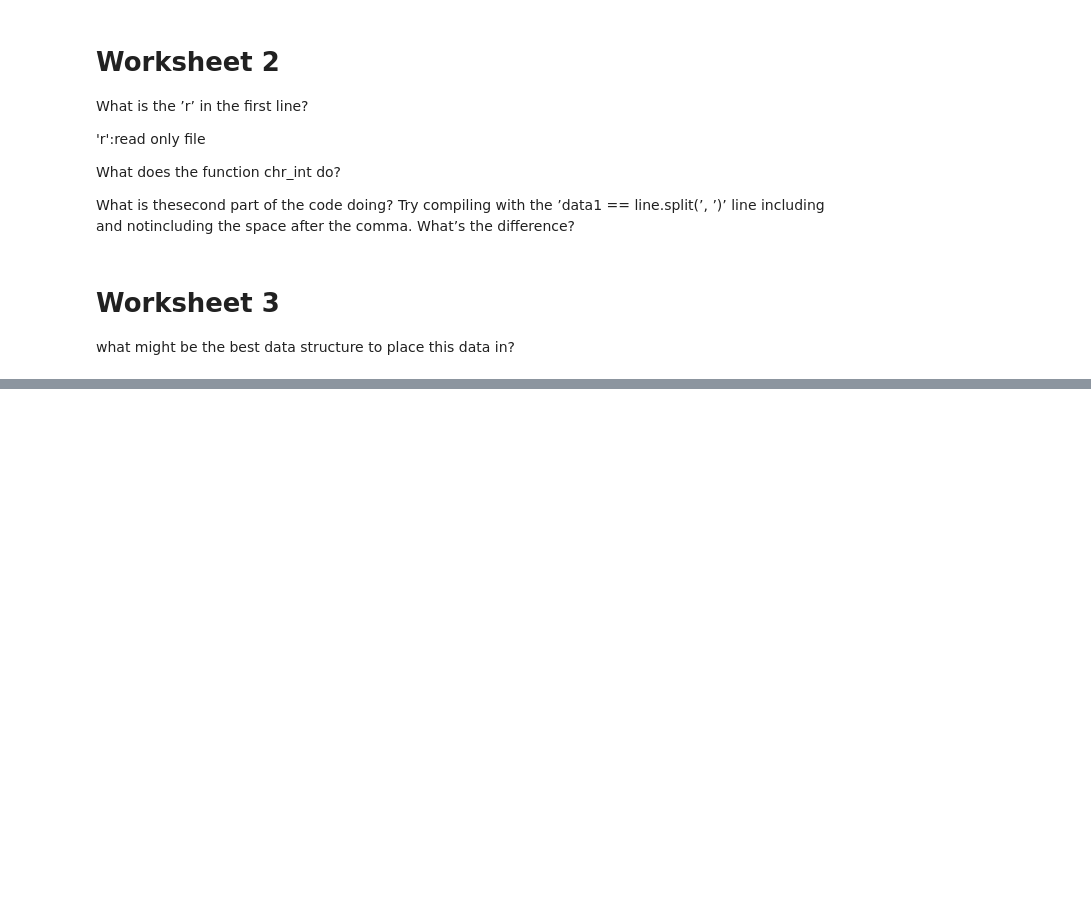
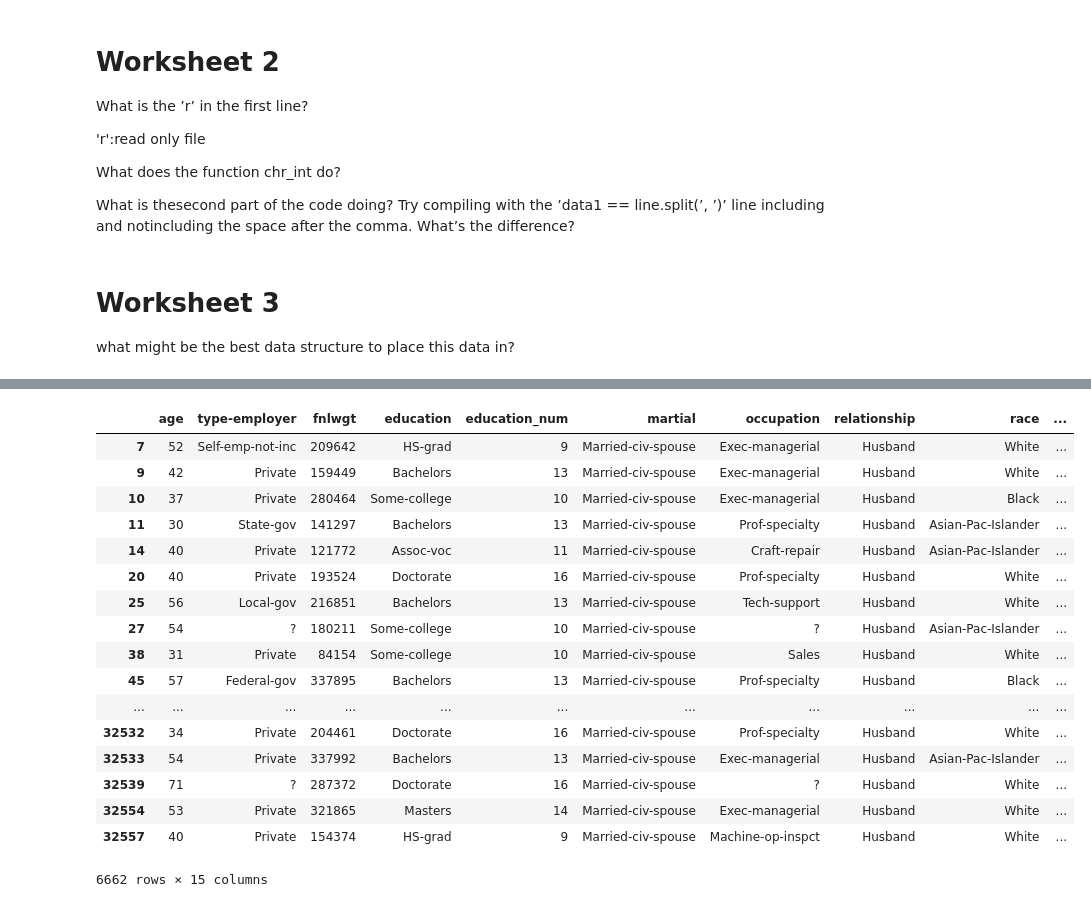
Before and after one commit to WeiLi0105/Math2212_Li, a Jupyter notebook: M2_Statistics/M2_Adult.ipynb, the cells around one changed output, grey strips where cells are left out. Saved outputs shown, nothing was run; the diff lists cells and outputs as text; code cells hidden in the pictures; blank space fills up the shorter version.

```diff
--- a/M2_Statistics/M2_Adult.ipynb
+++ b/M2_Statistics/M2_Adult.ipynb
@@ -72,0 +152,22 @@ SyntaxError: invalid syntax (<ipython-input-14-206d263c1d69>, line 5)
+# %%
+men_high_income = men[men['income'] == '>50K']
+men_high_income
+# %% [output]
+|  | age | type-employer | fnlwgt | education | education_num | martial | occupation | relationship | race | ... |
+| 7 | 52 | Self-emp-not-inc | 209642 | HS-grad | 9 | Married-civ-spouse | Exec-managerial | Husband | White | ... |
+| 9 | 42 | Private | 159449 | Bachelors | 13 | Married-civ-spouse | Exec-managerial | Husband | White | ... |
+| 10 | 37 | Private | 280464 | Some-college | 10 | Married-civ-spouse | Exec-managerial | Husband | Black | ... |
+| 11 | 30 | State-gov | 141297 | Bachelors | 13 | Married-civ-spouse | Prof-specialty | Husband | Asian-Pac-Islander | ... |
+| 14 | 40 | Private | 121772 | Assoc-voc | 11 | Married-civ-spouse | Craft-repair | Husband | Asian-Pac-Islander | ... |
+| 20 | 40 | Private | 193524 | Doctorate | 16 | Married-civ-spouse | Prof-specialty | Husband | White | ... |
+| 25 | 56 | Local-gov | 216851 | Bachelors | 13 | Married-civ-spouse | Tech-support | Husband | White | ... |
+| 27 | 54 | ? | 180211 | Some-college | 10 | Married-civ-spouse | ? | Husband | Asian-Pac-Islander | ... |
+| 38 | 31 | Private | 84154 | Some-college | 10 | Married-civ-spouse | Sales | Husband | White | ... |
+| 45 | 57 | Federal-gov | 337895 | Bachelors | 13 | Married-civ-spouse | Prof-specialty | Husband | Black | ... |
+| ... | ... | ... | ... | ... | ... | ... | ... | ... | ... | ... |
+| 32532 | 34 | Private | 204461 | Doctorate | 16 | Married-civ-spouse | Prof-specialty | Husband | White | ... |
+| 32533 | 54 | Private | 337992 | Bachelors | 13 | Married-civ-spouse | Exec-managerial | Husband | Asian-Pac-Islander | ... |
+| 32539 | 71 | ? | 287372 | Doctorate | 16 | Married-civ-spouse | ? | Husband | White | ... |
+| 32554 | 53 | Private | 321865 | Masters | 14 | Married-civ-spouse | Exec-managerial | Husband | White | ... |
+| 32557 | 40 | Private | 154374 | HS-grad | 9 | Married-civ-spouse | Machine-op-inspct | Husband | White | ... |
+6662 rows × 15 columns
```
Also changed, not shown: parts of 9 cells of this notebook, 1 other file.
